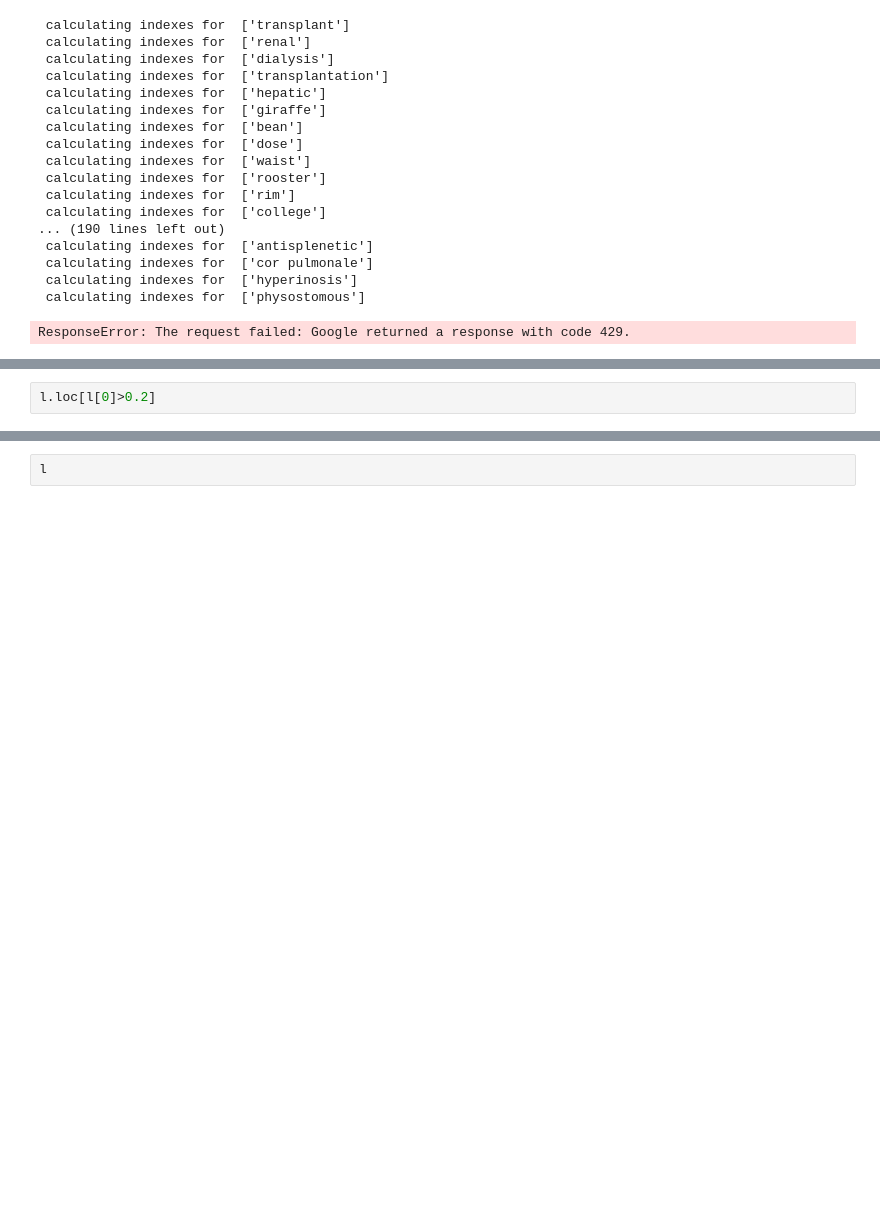
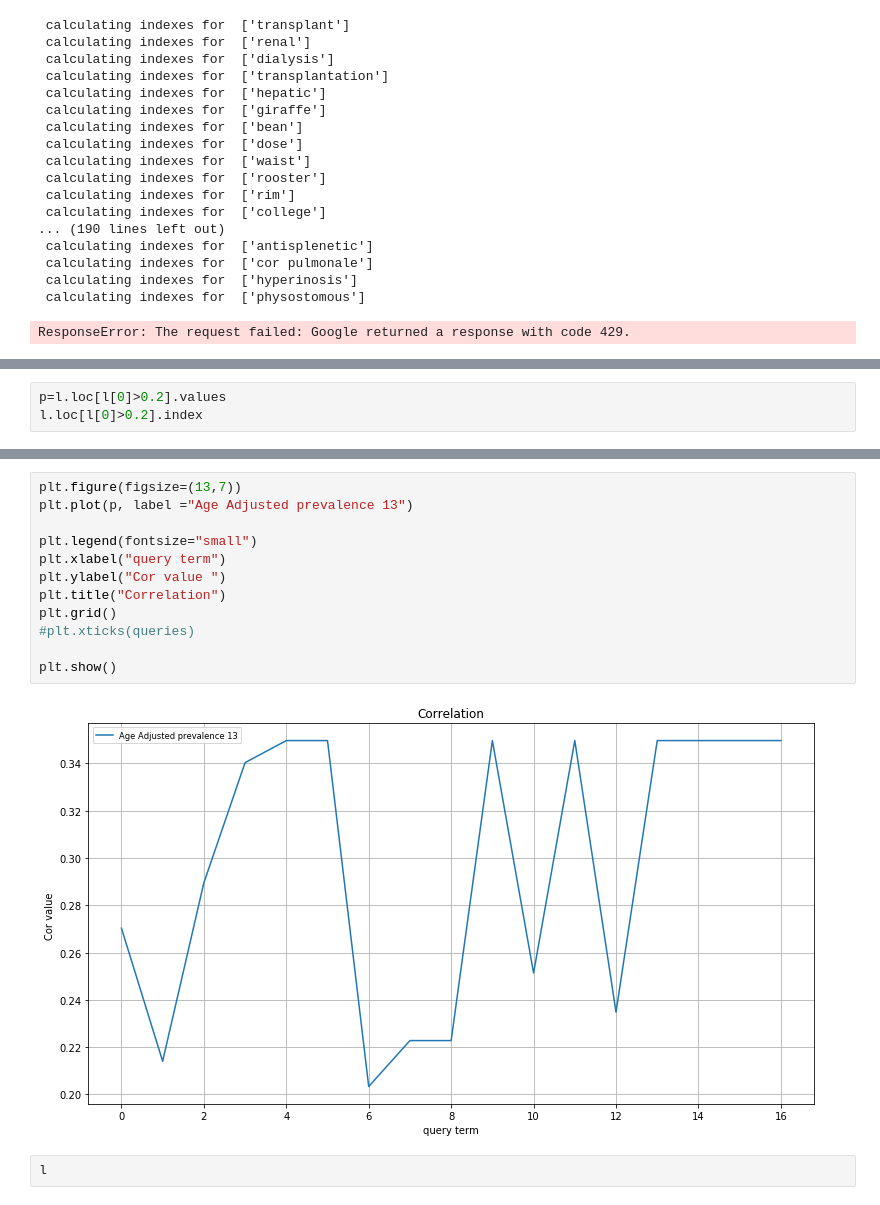
Before and after one commit to jackmaretz/DigitalEpidKidney, a Jupyter notebook: 1_1.ipynb, the cells around one changed output, grey strips where cells are left out. Drawn from its saved outputs; the diff is of its cells as text; blank space fills up the shorter version.

```diff
--- a/1_1.ipynb
+++ b/1_1.ipynb
@@ -302,3 +283,4 @@ l
 # %%
-l.loc[l[0]>0.2]
+p=l.loc[l[0]>0.2].values
+l.loc[l[0]>0.2].index
 # %% [output]
@@ -326,3 +292,17 @@ l.loc[l[0]>0.2]
+# %%
+plt.figure(figsize=(13,7))
+plt.plot(p, label ="Age Adjusted prevalence 13")
+
+plt.legend(fontsize="small")
+plt.xlabel("query term")
+plt.ylabel("Cor value ")
+plt.title("Correlation")
+plt.grid()
+#plt.xticks(queries)
+
+plt.show()
+# %% [output]
+[figure, added]
 # %%
 l
 # %% [output]
```
Also changed, not shown: parts of 3 cells of this notebook, 2 other files.
